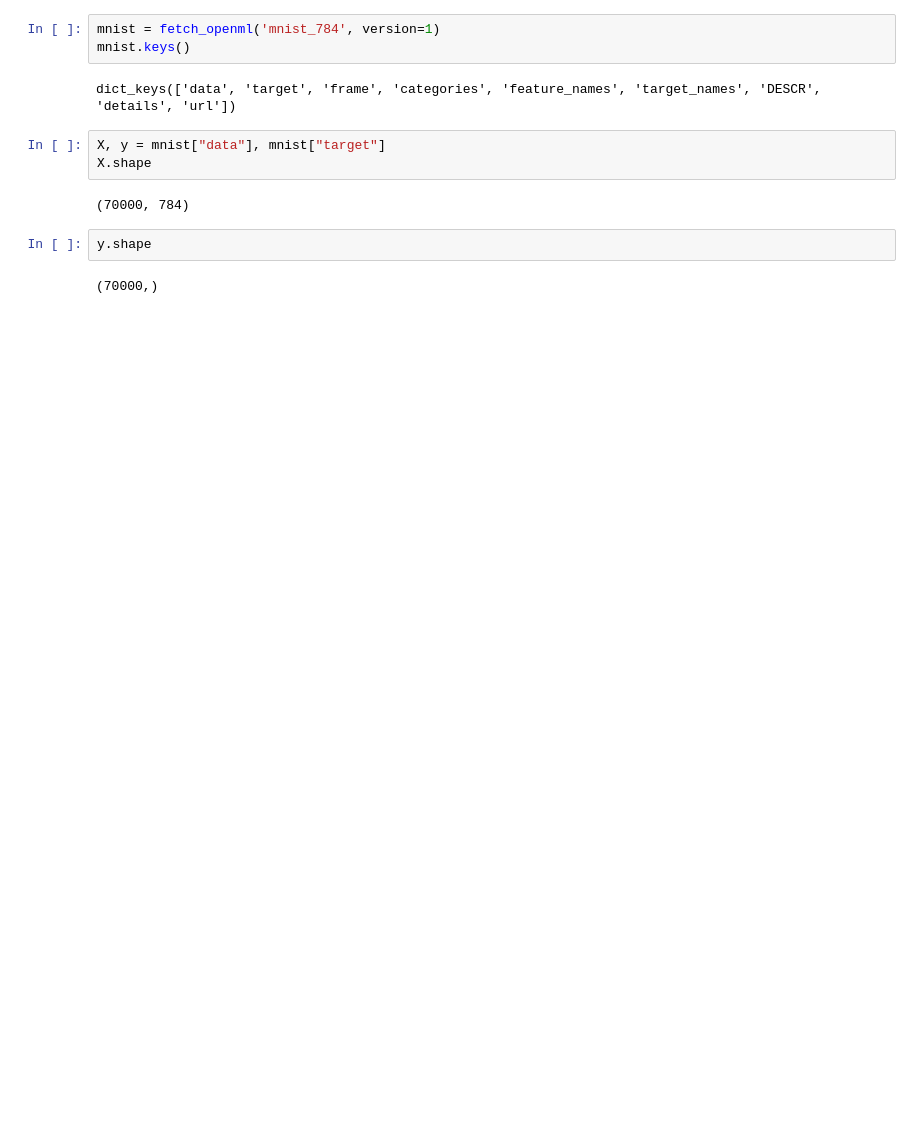
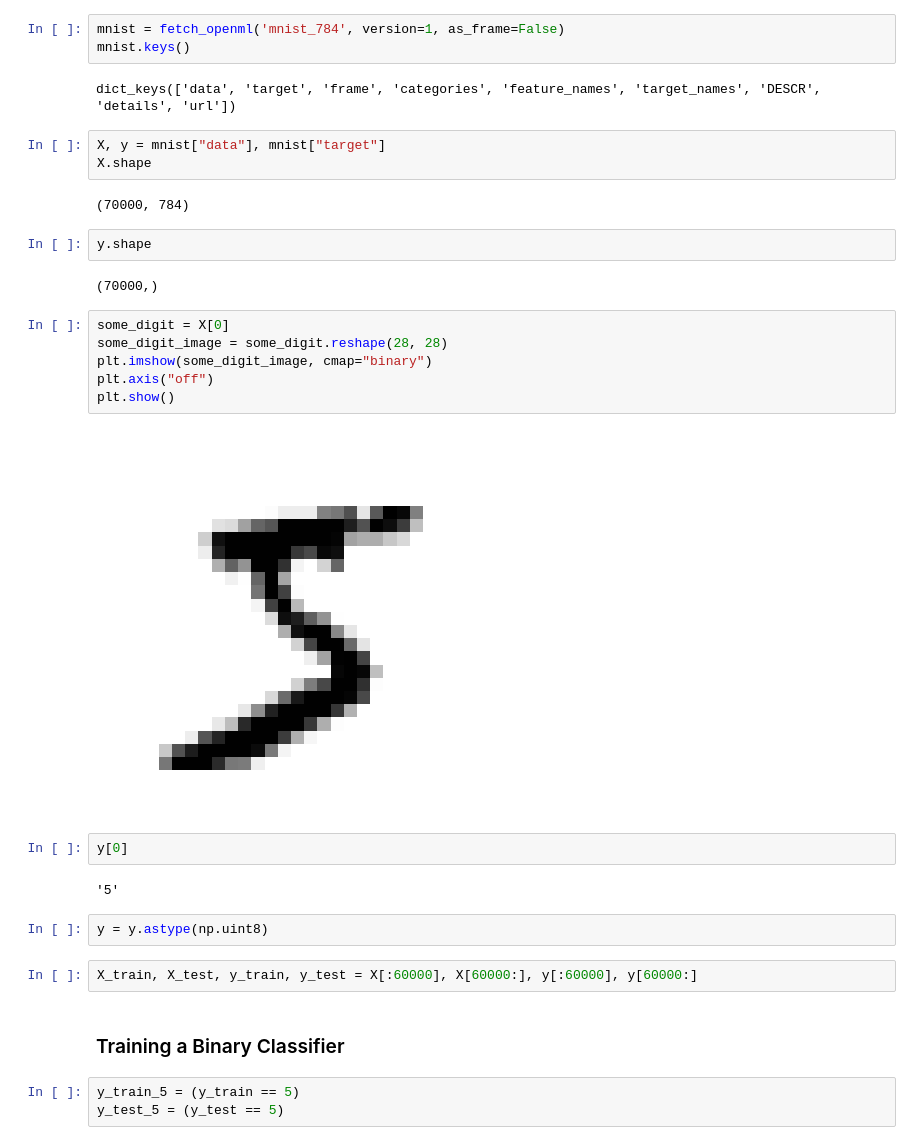
Before and after one commit to joakor89/Hands-on-Machine-Learning, a Jupyter notebook: Chapter 3 - Classification.ipynb, the cells around one changed output. Drawn from its saved outputs; the diff is of its cells as text; blank space fills up the shorter version.

```diff
--- a/Chapter 3 - Classification.ipynb
+++ b/Chapter 3 - Classification.ipynb
@@ -9,7 +18,7 @@ import matplotlib.pyplot as plt
 # %%
 from sklearn.datasets import fetch_openml
 # %%
-mnist = fetch_openml('mnist_784', version=1)
+mnist = fetch_openml('mnist_784', version=1, as_frame=False)
 mnist.keys()
 # %% [output]
 dict_keys(['data', 'target', 'frame', 'categories', 'feature_names', 'target_names', 'DESCR', 'details', 'url'])
@@ -22,3 +31,24 @@ X.shape
 y.shape
 # %% [output]
 (70000,)
+# %%
+some_digit = X[0]
+some_digit_image = some_digit.reshape(28, 28)
+plt.imshow(some_digit_image, cmap="binary")
+plt.axis("off")
+plt.show()
+# %% [output]
+[figure, added]
+# %%
+y[0]
+# %% [output]
+'5'
+# %%
+y = y.astype(np.uint8)
+# %%
+X_train, X_test, y_train, y_test = X[:60000], X[60000:], y[:60000], y[60000:]
+# %% [markdown]
+### Training a Binary Classifier
+# %%
+y_train_5 = (y_train == 5)
+y_test_5 = (y_test == 5)
```
Also changed, not shown: parts of 45 cells of this notebook.
